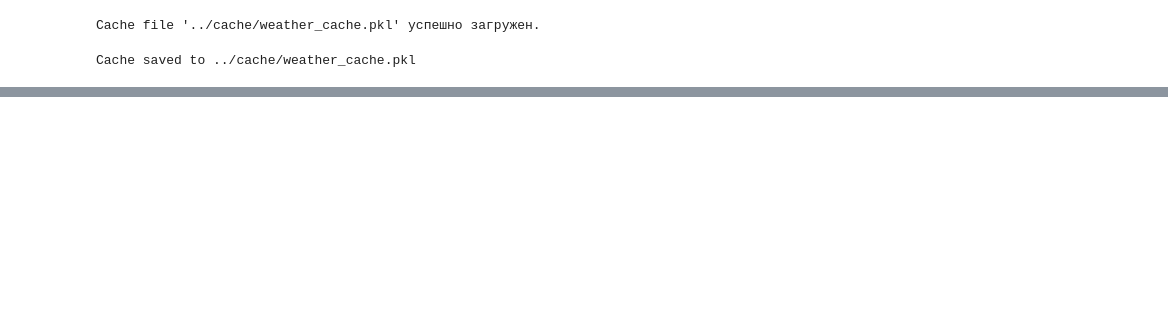
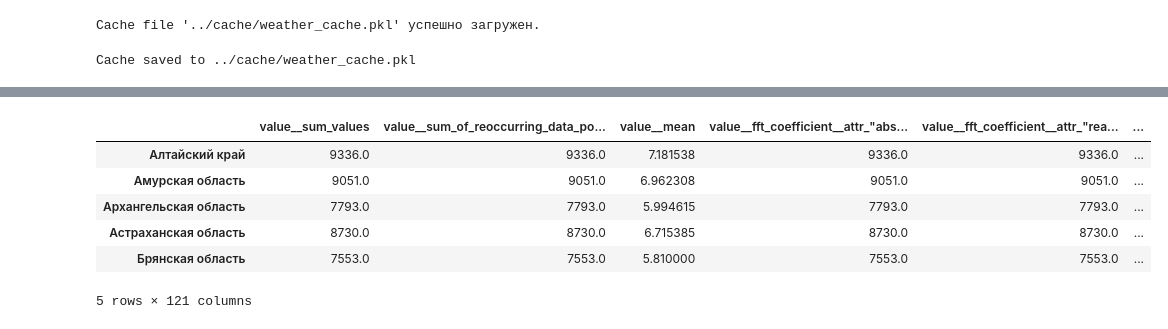
Before and after one commit to rokerius/CU_TL_Megafon_NPS, a Jupyter notebook: denis/weather_data/workbook.ipynb, the cells around one changed output, grey strips where cells are left out. Drawn from its saved outputs; the diff is of its cells as text; code cells hidden in the pictures; blank space fills up the shorter version.

```diff
--- a/denis/weather_data/workbook.ipynb
+++ b/denis/weather_data/workbook.ipynb
@@ -96,0 +206,13 @@ df_weather
+# %%
+df_tsfresh = df.rename(columns={'state': 'id', 'nps': 'value'})
+
+# Оставим только нужные колонки
+df_tsfresh = df_tsfresh[['id', 'start_date', 'value']]
+
+# Извлечение признаков
+features = extract_features(df_tsfresh, column_id='id', column_sort='start_date')
+
+# Обработка пропущенных значений
+impute(features)
+
+features.head()
@@ -96,0 +237,14 @@ df_weather
+# %%
+y = df.groupby('state')['nps'].mean()
+y = y.reindex(features.index)
+
+selected_features = select_features(features, y)
+selected_features.head()
+# %% [output]
+|  | value__sum_values | value__sum_of_reoccurring_data_po... | value__mean | value__fft_coefficient__attr_"abs... | value__fft_coefficient__attr_"rea... | ... |
+| Алтайский край | 9336.0 | 9336.0 | 7.181538 | 9336.0 | 9336.0 | ... |
+| Амурская область | 9051.0 | 9051.0 | 6.962308 | 9051.0 | 9051.0 | ... |
+| Архангельская область | 7793.0 | 7793.0 | 5.994615 | 7793.0 | 7793.0 | ... |
+| Астраханская область | 8730.0 | 8730.0 | 6.715385 | 8730.0 | 8730.0 | ... |
+| Брянская область | 7553.0 | 7553.0 | 5.810000 | 7553.0 | 7553.0 | ... |
+5 rows × 121 columns
```
Also changed, not shown: parts of 27 cells of this notebook, 1 other file.
